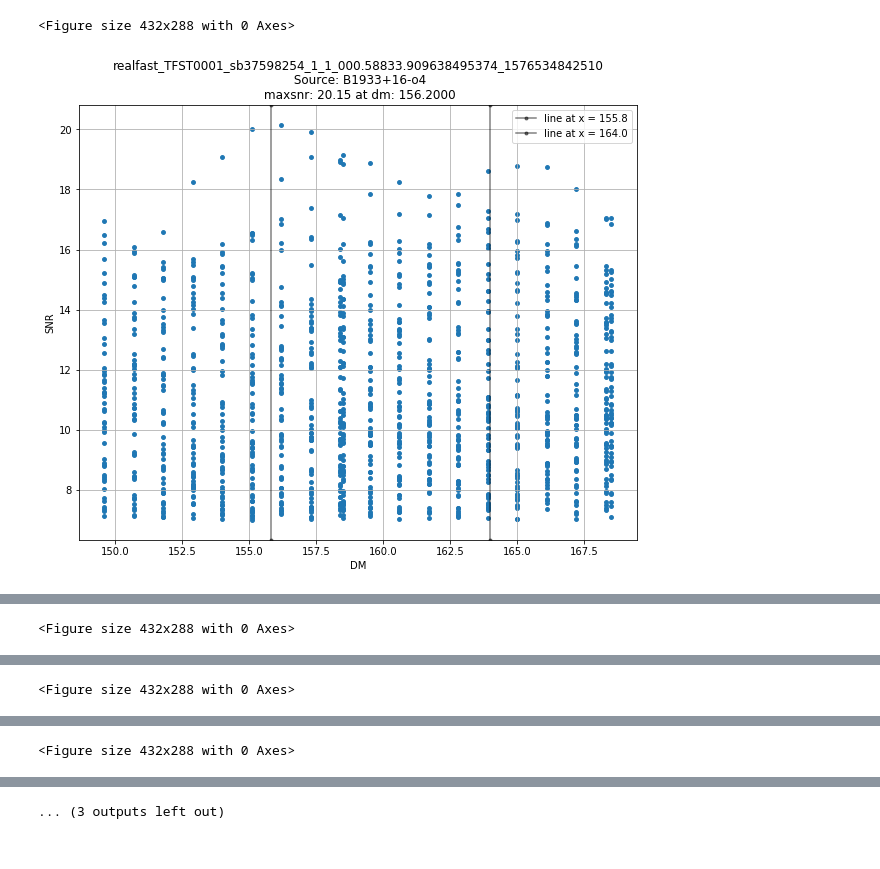
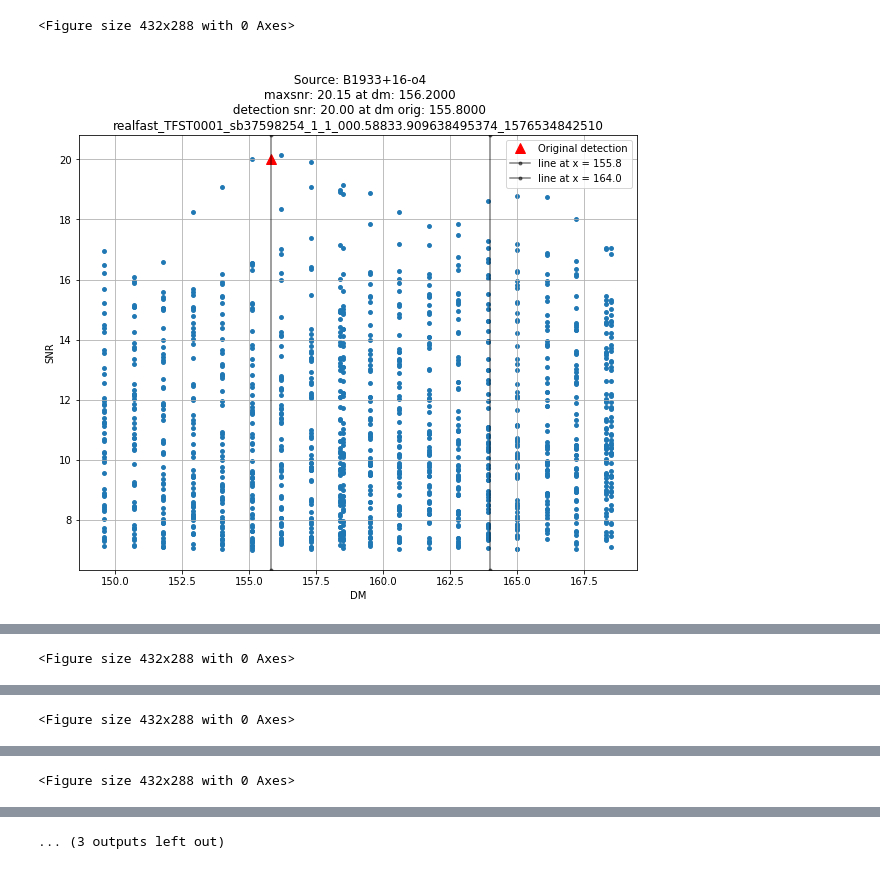
Before and after one commit to KshitijAggarwal/realfast_analysis, a Jupyter notebook: 1933_dm_snr/snr_dm_plots.ipynb, the cells around one changed output, grey strips where cells are left out. Cells and saved outputs as stored; diff of their text form; code cells hidden in the pictures.

Commit message:
Added detection SNR and DM

```diff
--- a/1933_dm_snr/snr_dm_plots.ipynb
+++ b/1933_dm_snr/snr_dm_plots.ipynb
@@ -15,7 +15,11 @@ def get_orig_state(cc):
                      name='NRAOdefault'+band, showsummary=False, bdfdir=bdfdir)
     return st_orig
 
-def make_snr_dm_plot(cc, st_orig):
+def make_snr_dm_plot(cc, st_orig, original_detection=None):
+    sdmname = '_'.join(cc.metadata.datasetId.split('_')[1:])
+    dm_orig = original_detection[sdmname][0]
+    snr_orig = original_detection[sdmname][2] #snr1
+
     dmarr_orig = np.array(st_orig.dmarr)
     c_dms = cc.canddm[np.where(cc.canddm > 0)]
     c_snrs = cc.snrtot[np.where(cc.canddm > 0)]
@@ -26,22 +30,36 @@ def make_snr_dm_plot(cc, st_orig):
     plt.figure()
     fig,ax = plt.subplots(1, figsize=(10,8))
     ax.scatter(c_dms,c_snrs, s=15)
+
+    plt.plot([dm_orig], [snr_orig], linestyle= '', marker='^', markersize=10, color="red", label='Original detection')
+
     for dm in dms:
         plt.axvline(x=dm, color='k', marker='.', alpha=0.5, label=f'line at x = {dm}') # Markers for dms in original dmarray
     plt.xlabel('DM')
     plt.ylabel('SNR')
     plt.legend()
-    title = cc.metadata.datasetId+f'\n Source: {cc.metadata.source}'+f'\n maxsnr: {c_snr_max:.2f} at dm: {c_dm_max_snr:.4f}'
+    title = f'\n Source: {cc.metadata.source}'
+    title = title+f'\n maxsnr: {c_snr_max:.2f} at dm: {c_dm_max_snr:.4f}'
+    title = title+f'\n detection snr: {snr_orig:.2f} at dm orig: {dm_orig:.4f}'
+    title = title+'\n'+cc.metadata.datasetId
     plt.title(title)
     plt.grid()
     plt.show()
 # %%
 pkls = glob.glob('fine_dm/*pkl')
+# %%
+original_detection = {}
+# DM, SNRtot, SNR1
+original_detection['TFST0001_sb37598254_1_1_000.58833.909638495374_1576534842510'] = (155.8, 20, 20)
+original_detection['TFST0001_sb37598254_1_1_000.58833.909638495374_1576533804760'] = (155.8, 19.3, 19.3)
+original_detection['TFST0001_sb37598254_1_1_000.58833.909638495374_1576533418790'] = (164, 43, 39.5)
+original_detection['TFST0001_sb37598254_1_1_000.58833.909638495374_1576534279350'] = (155.8, 21.5, 21.5)
+original_detection['TFST0001_sb37598254_1_1_000.58833.909638495374_1576534691780'] = (155.8, 21.5, 21.4)
 # %%
 for pkl in pkls:
     ccs = list(candidates.iter_cands(pkl, select='candcollection'))
     assert len(ccs) == 1
     cc = ccs[0]
     st_orig = get_orig_state(cc)
-    make_snr_dm_plot(cc, st_orig)
+    make_snr_dm_plot(cc, st_orig, original_detection)
 # %% [output]
@@ -51,2 +69,2 @@ for pkl in pkls:
 <Figure size 432x288 with 0 Axes>
-[figure, old version]
+[figure, new version]
```
Also changed, not shown: parts of 1 cell of this notebook.
